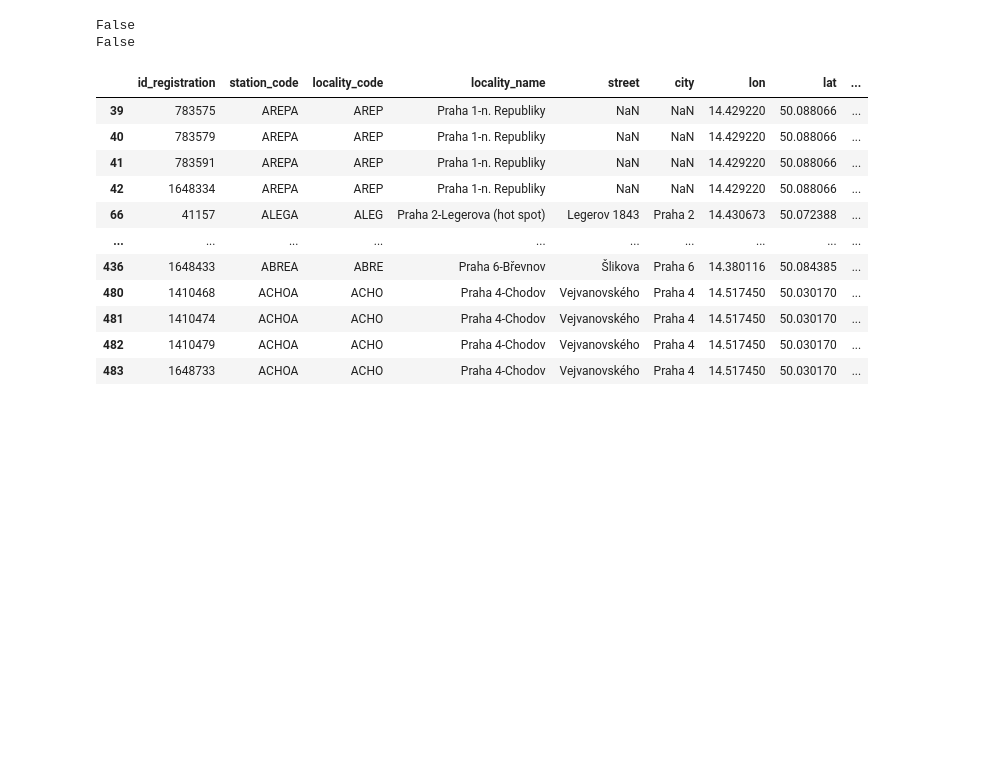
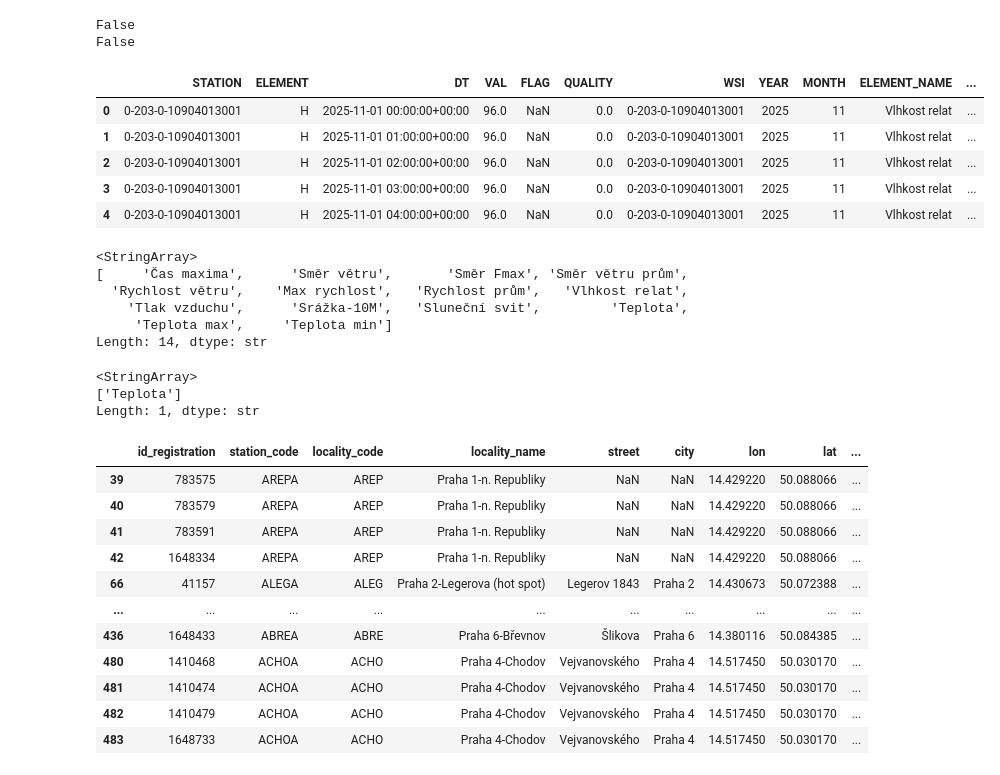
Before and after one commit to jayjay7788/Data-Processing-in-Python---Project, a Jupyter notebook: notebooks/data processing draft.ipynb, the cells around one changed output. Cells and saved outputs as stored; diff of their text form; code cells hidden in the pictures; blank space fills up the shorter version.

```diff
--- a/notebooks/data processing draft.ipynb
+++ b/notebooks/data processing draft.ipynb
@@ -231,6 +214,30 @@ print((df_weather_ext["WSI"] != df_weather_ext["STATION"]).any())
 # %% [output]
 False
 False
+# %%
+df_weather_ext.head()
+# %% [output]
+|  | STATION | ELEMENT | DT | VAL | FLAG | QUALITY | WSI | YEAR | MONTH | ELEMENT_NAME | ... |
+| 0 | 0-203-0-10904013001 | H | 2025-11-01 00:00:00+00:00 | 96.0 | NaN | 0.0 | 0-203-0-10904013001 | 2025 | 11 | Vlhkost relat | ... |
+| 1 | 0-203-0-10904013001 | H | 2025-11-01 01:00:00+00:00 | 96.0 | NaN | 0.0 | 0-203-0-10904013001 | 2025 | 11 | Vlhkost relat | ... |
+| 2 | 0-203-0-10904013001 | H | 2025-11-01 02:00:00+00:00 | 96.0 | NaN | 0.0 | 0-203-0-10904013001 | 2025 | 11 | Vlhkost relat | ... |
+| 3 | 0-203-0-10904013001 | H | 2025-11-01 03:00:00+00:00 | 96.0 | NaN | 0.0 | 0-203-0-10904013001 | 2025 | 11 | Vlhkost relat | ... |
+| 4 | 0-203-0-10904013001 | H | 2025-11-01 04:00:00+00:00 | 96.0 | NaN | 0.0 | 0-203-0-10904013001 | 2025 | 11 | Vlhkost relat | ... |
+# %%
+df_weather_ext[df_weather_ext["WSI"] == "0-203-0-11514"]["ELEMENT_NAME"].unique()
+# %% [output]
+<StringArray>
+[     'Čas maxima',      'Směr větru',       'Směr Fmax', 'Směr větru prům',
+  'Rychlost větru',    'Max rychlost',   'Rychlost prům',   'Vlhkost relat',
+    'Tlak vzduchu',      'Srážka-10M',   'Sluneční svit',         'Teplota',
+     'Teplota max',     'Teplota min']
+Length: 14, dtype: str
+# %%
+df_weather_ext[df_weather_ext["WSI"] == "0-203-0-11515"]["ELEMENT_NAME"].unique()
+# %% [output]
+<StringArray>
+['Teplota']
+Length: 1, dtype: str
 # %%
 ### air quality chmi data
 # %%
```
Also changed, not shown: parts of 24 cells of this notebook, 1 other file.
